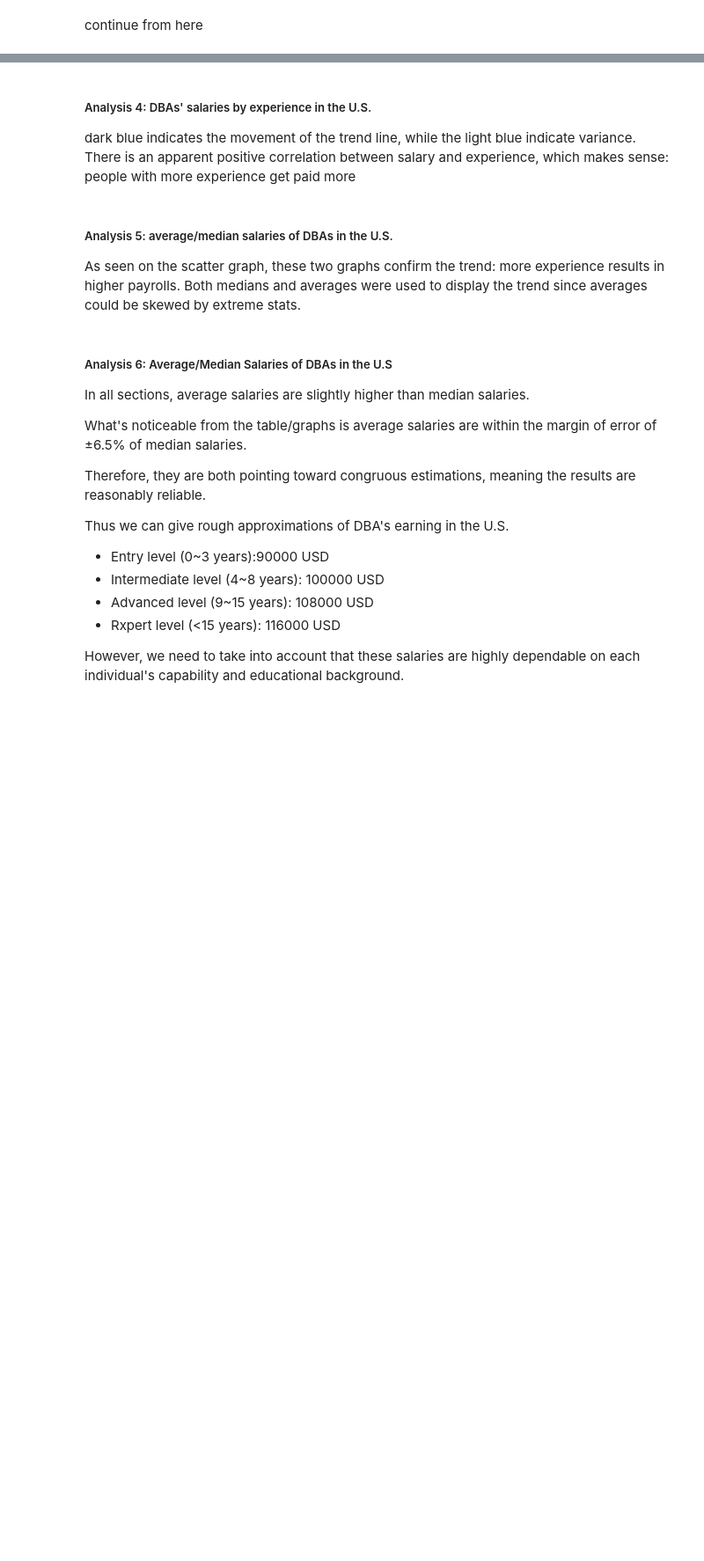
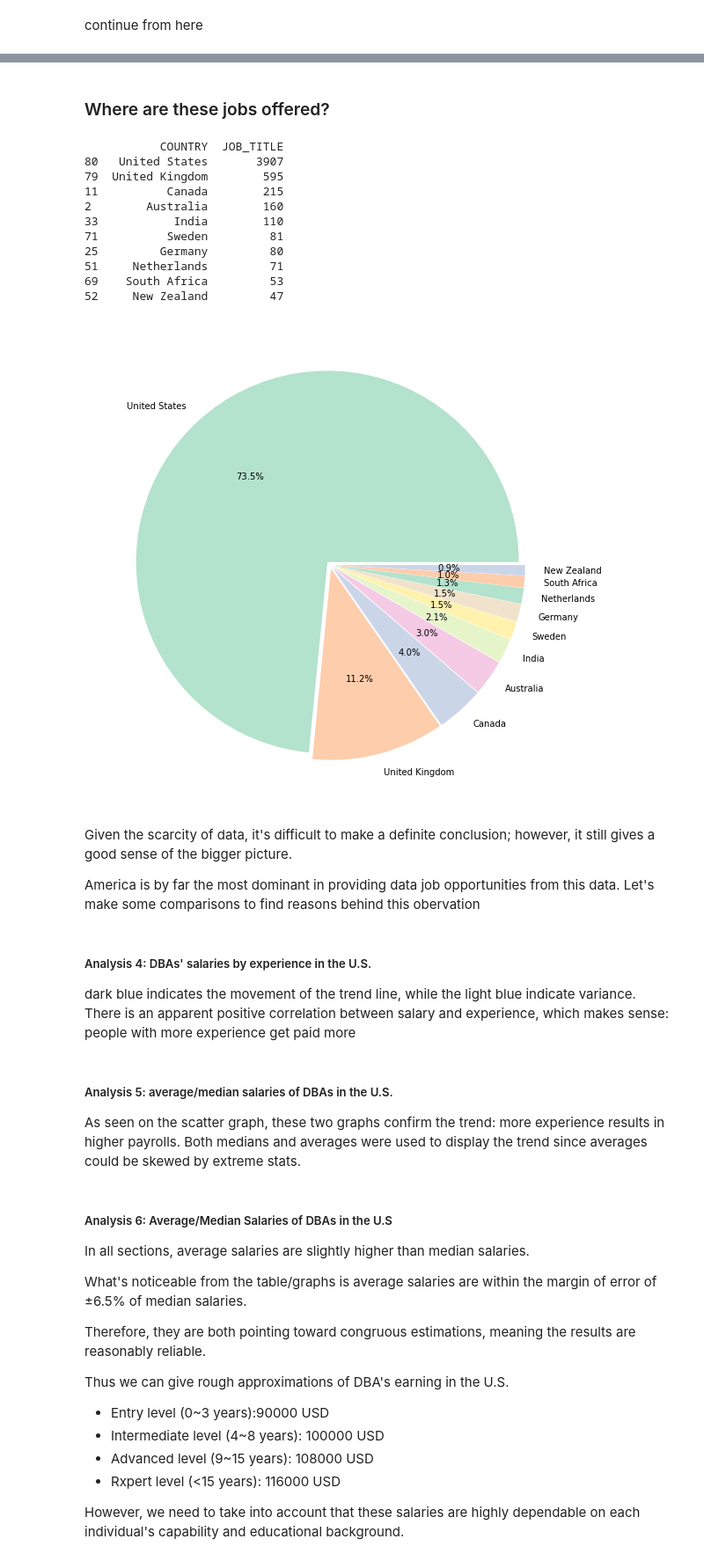
Before and after one commit to tw7366/Projects, a Jupyter notebook: Projects/2018 Data Professionals' Average Salaries.ipynb, the cells around one changed output, grey strips where cells are left out. Shown at 88% size. Cells and saved outputs as stored; diff of their text form; code cells hidden in the pictures; blank space fills up the shorter version.

```diff
--- a/Projects/2018 Data Professionals' Average Salaries.ipynb
+++ b/Projects/2018 Data Professionals' Average Salaries.ipynb
@@ -206,3 +171,36 @@ It's noticeable that at least a half of top 10 in the list branch out from DBA
+# %% [markdown]
+### Where are these jobs offered?
+# %%
+# Let's find job locations
+temp = prof_table[['COUNTRY', 'JOB_TITLE']]
+job_locations = temp.groupby('COUNTRY', as_index=False).count()
+job_locations = job_locations.sort_values(by='JOB_TITLE', ascending=False).head(10)
+print(job_locations)
+
+colors2 = [plt.cm.Pastel2(i) for i in range(len(pie_count_list))]
+job_countries = job_locations['COUNTRY']
+job_count = job_locations['JOB_TITLE']
+
+plt.figure(figsize=(10,10))
+plt.pie(job_count,  explode=[0.02]*len(job_count),labels=job_countries, autopct='%1.1f%%', colors=colors2)
+plt.show()
+# %% [output]
+           COUNTRY  JOB_TITLE
+80   United States       3907
+79  United Kingdom        595
+11          Canada        215
+2        Australia        160
+33           India        110
+71          Sweden         81
+25         Germany         80
+51     Netherlands         71
+69    South Africa         53
+52     New Zealand         47
+[figure, added]
+# %% [markdown]
+Given the scarcity of data, it's difficult to make a definite conclusion; however, it still gives a good sense of the bigger picture.
+
+America is by far the most dominant in providing data job opportunities from this data. Let's make some comparisons to find reasons behind this obervation
 # %%
 # I want to know the trend of DBAs' salaries by experience in the U.S.
 US_DBA = US_table.loc[US_table['JobTitle'] == 'DBA']
```
Also changed, not shown: parts of 11 cells of this notebook.
